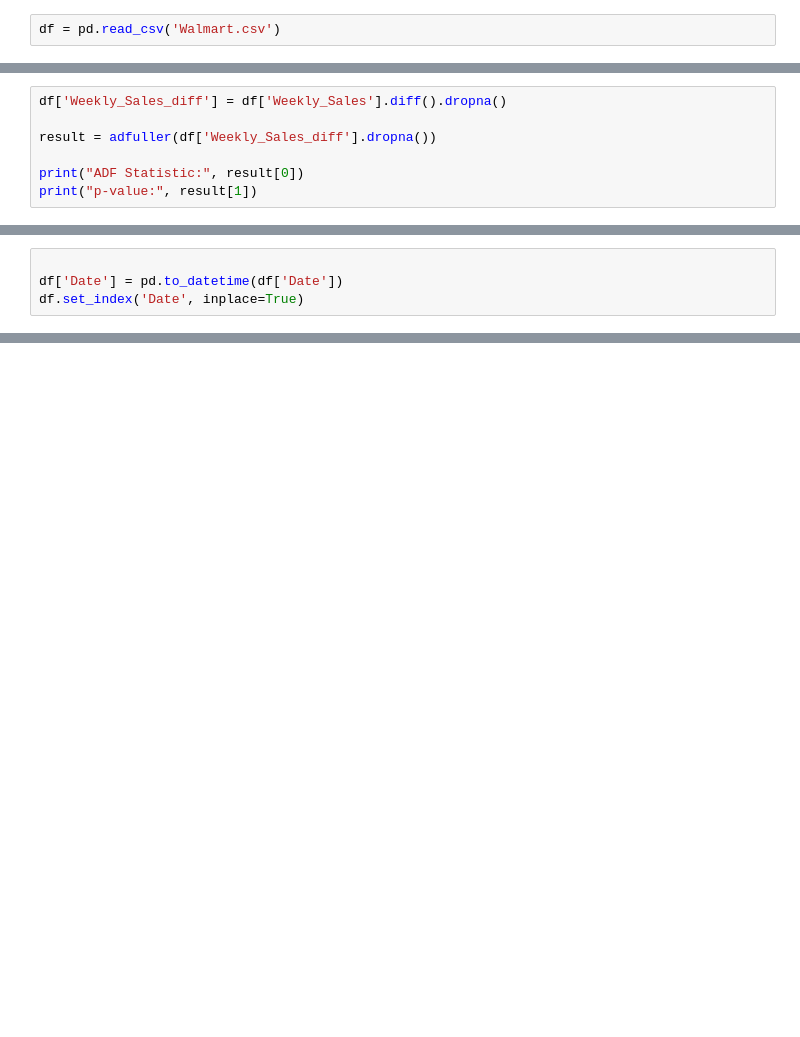
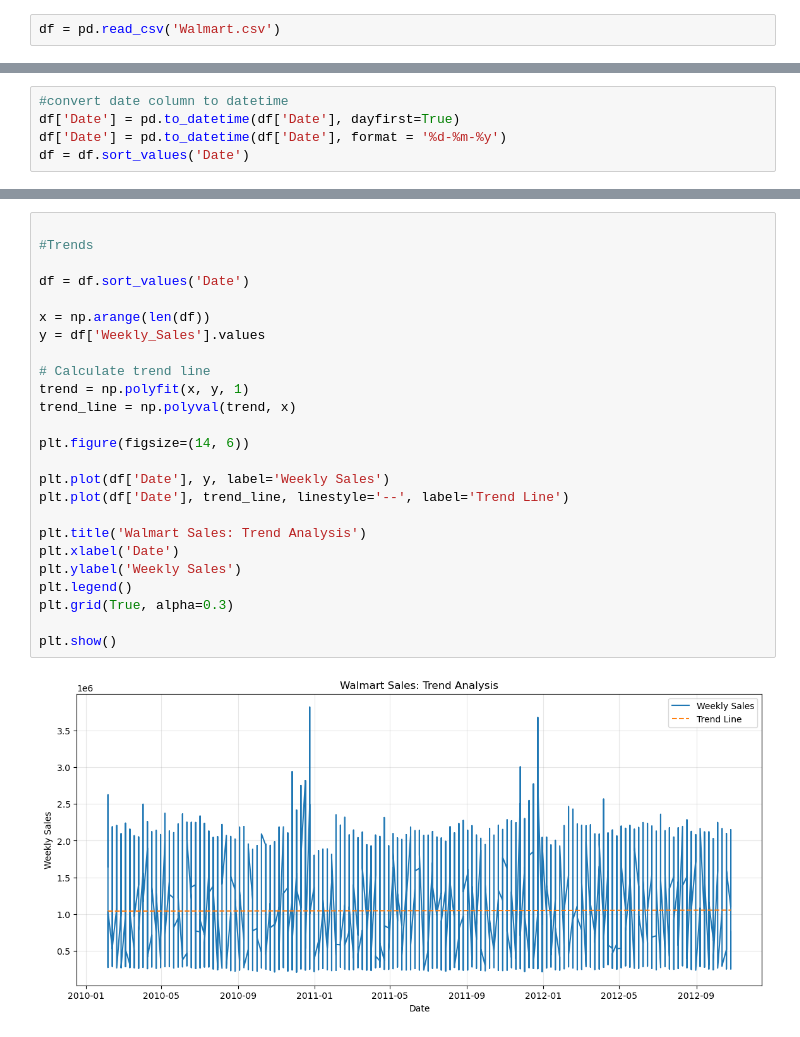
Before and after one commit to R-WEB-netizen/tutedude.6, a Jupyter notebook: forecasting.ipynb, the cells around one changed output, grey strips where cells are left out. Cells and saved outputs as stored; diff of their text form; blank space fills up the shorter version.

```diff
--- a/forecasting.ipynb
+++ b/forecasting.ipynb
@@ -325,7 +8,0 @@ for key, value in result[4].items():
-# %%
-df['Weekly_Sales_diff'] = df['Weekly_Sales'].diff().dropna()
-
-result = adfuller(df['Weekly_Sales_diff'].dropna())
-
-print("ADF Statistic:", result[0])
-print("p-value:", result[1])
@@ -423,4 +8,0 @@ from sklearn.metrics import mean_squared_error, mean_absolute_error, r2_score
-# %%
-
-df['Date'] = pd.to_datetime(df['Date'])
-df.set_index('Date', inplace=True)
@@ -504,0 +9,5 @@ The data was divided into training and testing sets, and forecasting models such
+# %%
+#convert date column to datetime
+df['Date'] = pd.to_datetime(df['Date'], dayfirst=True)
+df['Date'] = pd.to_datetime(df['Date'], format = '%d-%m-%y')
+df = df.sort_values('Date')
@@ -504,0 +34,27 @@ The data was divided into training and testing sets, and forecasting models such
+# %%
+
+#Trends
+
+df = df.sort_values('Date')
+
+x = np.arange(len(df))
+y = df['Weekly_Sales'].values
+
+# Calculate trend line
+trend = np.polyfit(x, y, 1)
+trend_line = np.polyval(trend, x)
+
+plt.figure(figsize=(14, 6))
+
+plt.plot(df['Date'], y, label='Weekly Sales')
+plt.plot(df['Date'], trend_line, linestyle='--', label='Trend Line')
+
+plt.title('Walmart Sales: Trend Analysis')
+plt.xlabel('Date')
+plt.ylabel('Weekly Sales')
+plt.legend()
+plt.grid(True, alpha=0.3)
+
+plt.show()
+# %% [output]
+[figure, added]
```
Also changed, not shown: parts of 117 cells of this notebook.
